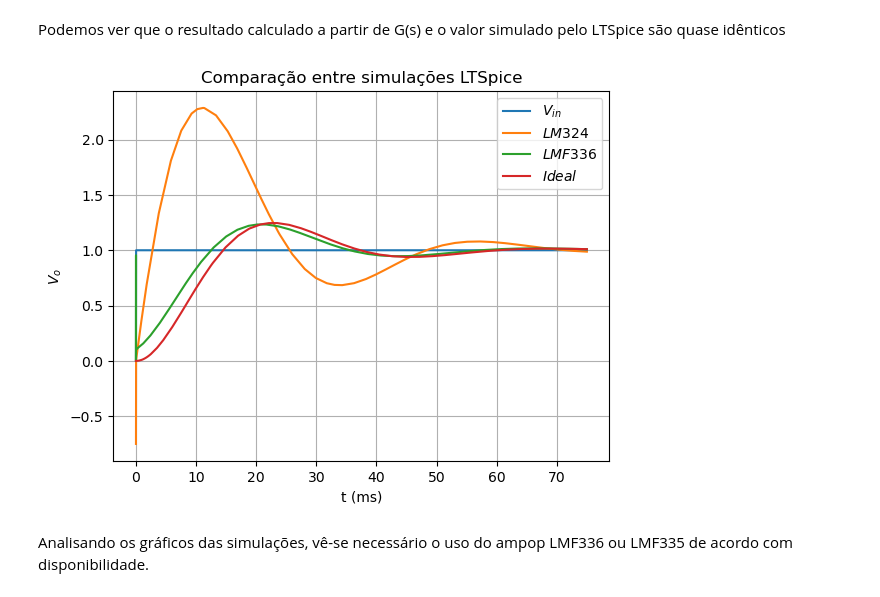
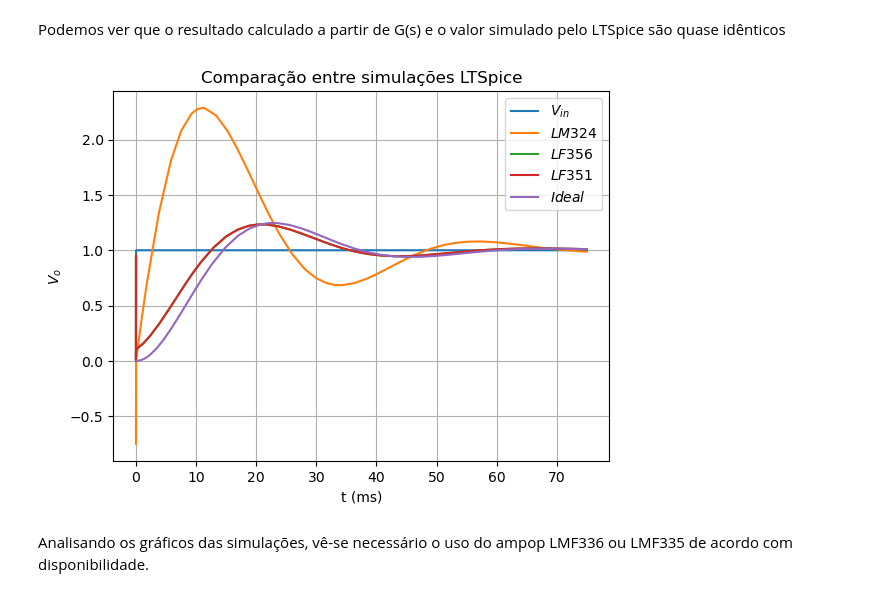
Before and after one commit to Emanuel600/Misc, a Jupyter notebook: Simul_Controle/Analogico.ipynb, the cells around one changed output. Drawn from its saved outputs; the diff is of its cells as text; code cells hidden in the pictures.

```diff
--- a/Simul_Controle/Analogico.ipynb
+++ b/Simul_Controle/Analogico.ipynb
@@ -146,41 +146,51 @@ plt.savefig("Comparacao_LT_Gs.svg", format="svg")
 Podemos ver que o resultado calculado a partir de G(s) e o valor simulado pelo LTSpice são quase idênticos
 # %%
 # Comparando Simulção Ideal e com Componentes "Reais"
-LTR_LF336 = RawRead("Input Files/Analogico_LF336.raw")
+LTR_LF356 = RawRead("Input Files/Analogico_LF356.raw")
+LTR_LF351 = RawRead("Input Files/Analogico_LF356.raw")
 LTR_LM324 = RawRead("Input Files/Analogico_LM324.raw")
 
 Vout_LM324  = LTR_LM324.get_trace("V(vout)")
 Vin_LM324   = LTR_LM324.get_trace("V(vin)")
 
-Vout_LF336  = LTR_LF336.get_trace("V(vout)")
-Vin_LF336   = LTR_LF336.get_trace("V(vin)")
+Vout_LF356  = LTR_LF356.get_trace("V(vout)")
+Vin_LF356   = LTR_LF356.get_trace("V(vin)")
+
+Vout_LF351  = LTR_LF351.get_trace("V(vout)")
+Vin_LF351   = LTR_LF351.get_trace("V(vin)")
 ####
 time_LM324  = LTR_LM324.get_trace("time")
 steps_LM324 = LTR_LM324.get_steps()
 
-time_LF336  = LTR_LF336.get_trace("time")
-steps_LF336 = LTR_LF336.get_steps()
+time_LF356  = LTR_LF356.get_trace("time")
+steps_LF356 = LTR_LF356.get_steps()
+
+time_LF351  = LTR_LF351.get_trace("time")
+steps_LF351 = LTR_LF351.get_steps()
 
 for step in range(len(steps_LM324)):
     plt.plot(1e3*time_LM324.get_wave(step), Vin_LM324.get_wave(step), label=steps[step])
     plt.plot(1e3*time_LM324.get_wave(step), Vout_LM324.get_wave(step), label=steps[step])
 
-for step in range(len(steps_LF336)):
-    plt.plot(1e3*time_LF336.get_wave(step), Vout_LF336.get_wave(step), label=steps[step])
+for step in range(len(steps_LF356)):
+    plt.plot(1e3*time_LF356.get_wave(step), Vout_LF356.get_wave(step), label=steps[step])
+
+for step in range(len(steps_LF351)):
+    plt.plot(1e3*time_LF351.get_wave(step), Vout_LF351.get_wave(step), label=steps[step])
 
 for step in range(len(steps)):
     # print(steps[step])
     plt.plot(1e3*time.get_wave(step), Vout.get_wave(step), label=steps[step])
 
-plt.legend(["$V_{in}$", "$LM324$", "$LMF336$", "$Ideal$"])
+plt.legend(["$V_{in}$", "$LM324$", "$LF356$", "$LF351$", "$Ideal$"])
 plt.title("Comparação entre simulações LTSpice")
 plt.grid(True)
 
 plt.xlabel("t (ms)")
 plt.ylabel("$V_o$")
 
 plt.show()
 # %% [output]
-[figure, old version]
+[figure, new version]
 # %% [markdown]
 Analisando os gráficos das simulações, vê-se necessário o uso do ampop LMF336 ou LMF335 de acordo com disponibilidade.
```
Also changed, not shown: 4 other files.
